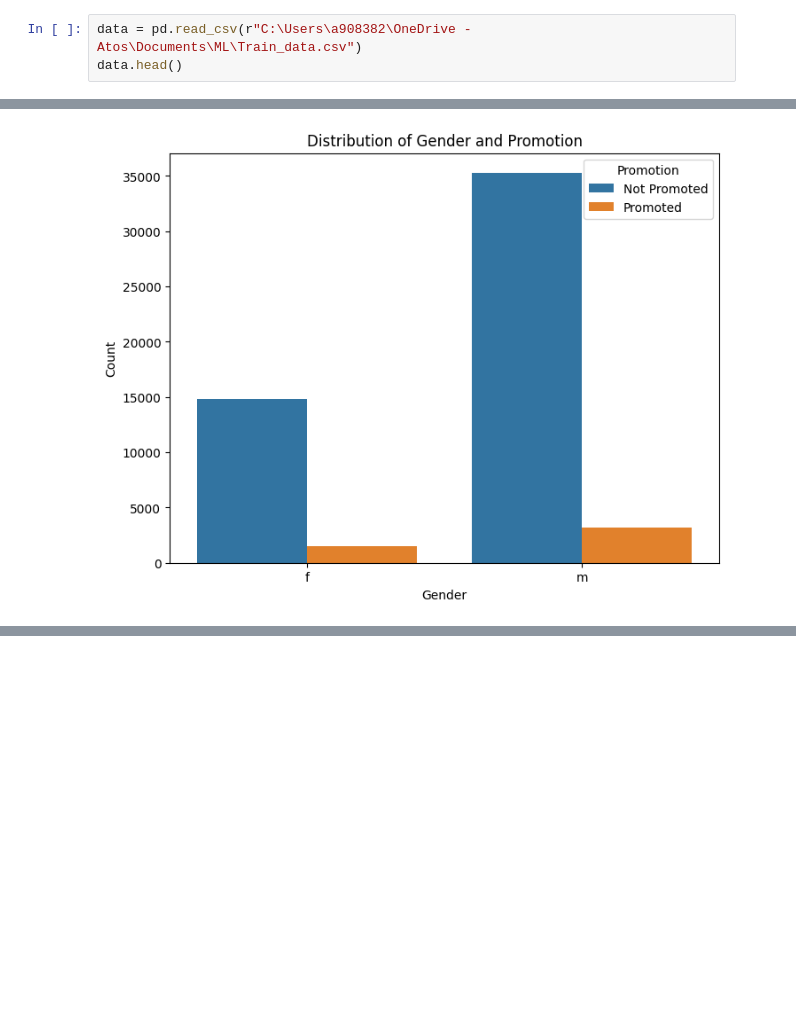
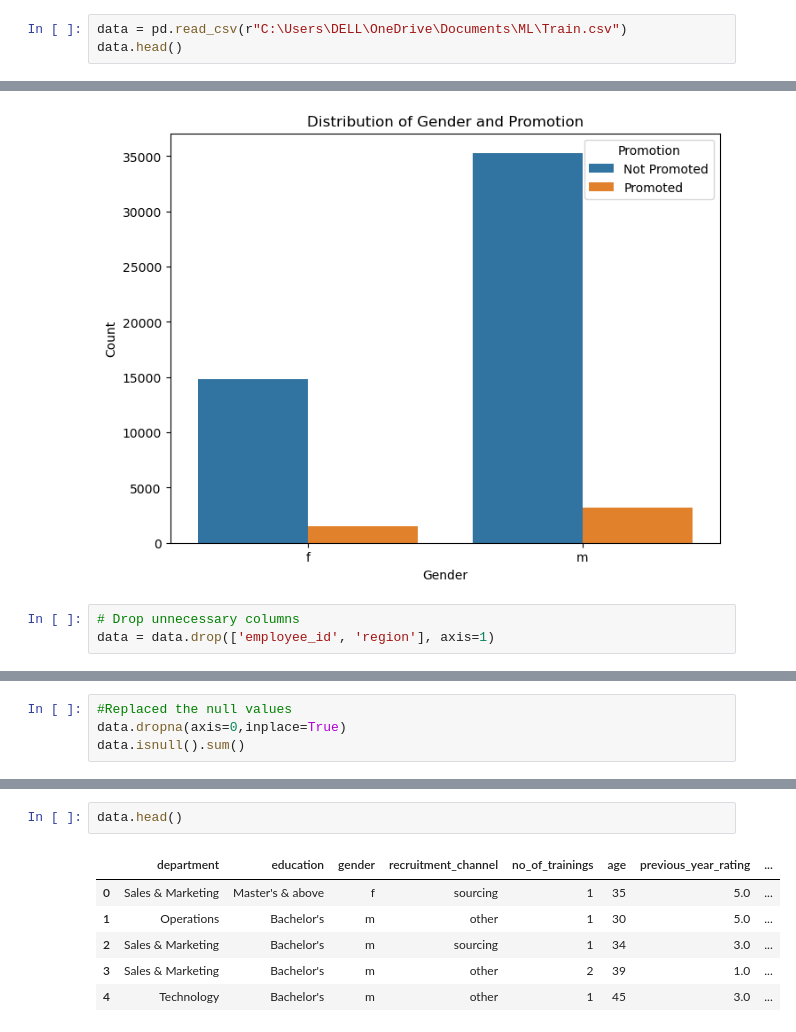
Before and after one commit to kanade28/code-file, a Jupyter notebook: Internship2_1.ipynb, the cells around one changed output, grey strips where cells are left out. Saved outputs shown, nothing was run; the diff lists cells and outputs as text; blank space fills up the shorter version.

```diff
--- a/Internship2_1.ipynb
+++ b/Internship2_1.ipynb
@@ -5,5 +11,5 @@ import seaborn as sns
 # %%
-data = pd.read_csv(r"C:\Users\a908382\OneDrive - Atos\Documents\ML\Train_data.csv")
+data = pd.read_csv(r"C:\Users\DELL\OneDrive\Documents\ML\Train.csv")
 data.head()
 # %% [output]
 |  | employee_id | department | region | education | gender | recruitment_channel | no_of_trainings | age | ... |
@@ -34,3 +40,6 @@ plt.legend(title='Promotion', labels=['Not Promoted', 'Promoted'])
 plt.show()
 # %% [output]
 [figure]
+# %%
+# Drop unnecessary columns
+data = data.drop(['employee_id', 'region'], axis=1)
@@ -36,0 +63,4 @@ plt.show()
+# %%
+#Replaced the null values
+data.dropna(axis=0,inplace=True)
+data.isnull().sum()
@@ -36,0 +81,9 @@ plt.show()
+# %%
+data.head()
+# %% [output]
+|  | department | education | gender | recruitment_channel | no_of_trainings | age | previous_year_rating | ... |
+| 0 | Sales & Marketing | Master's & above | f | sourcing | 1 | 35 | 5.0 | ... |
+| 1 | Operations | Bachelor's | m | other | 1 | 30 | 5.0 | ... |
+| 2 | Sales & Marketing | Bachelor's | m | sourcing | 1 | 34 | 3.0 | ... |
+| 3 | Sales & Marketing | Bachelor's | m | other | 2 | 39 | 1.0 | ... |
+| 4 | Technology | Bachelor's | m | other | 1 | 45 | 3.0 | ... |
```
Also changed, not shown: parts of 30 cells of this notebook.
